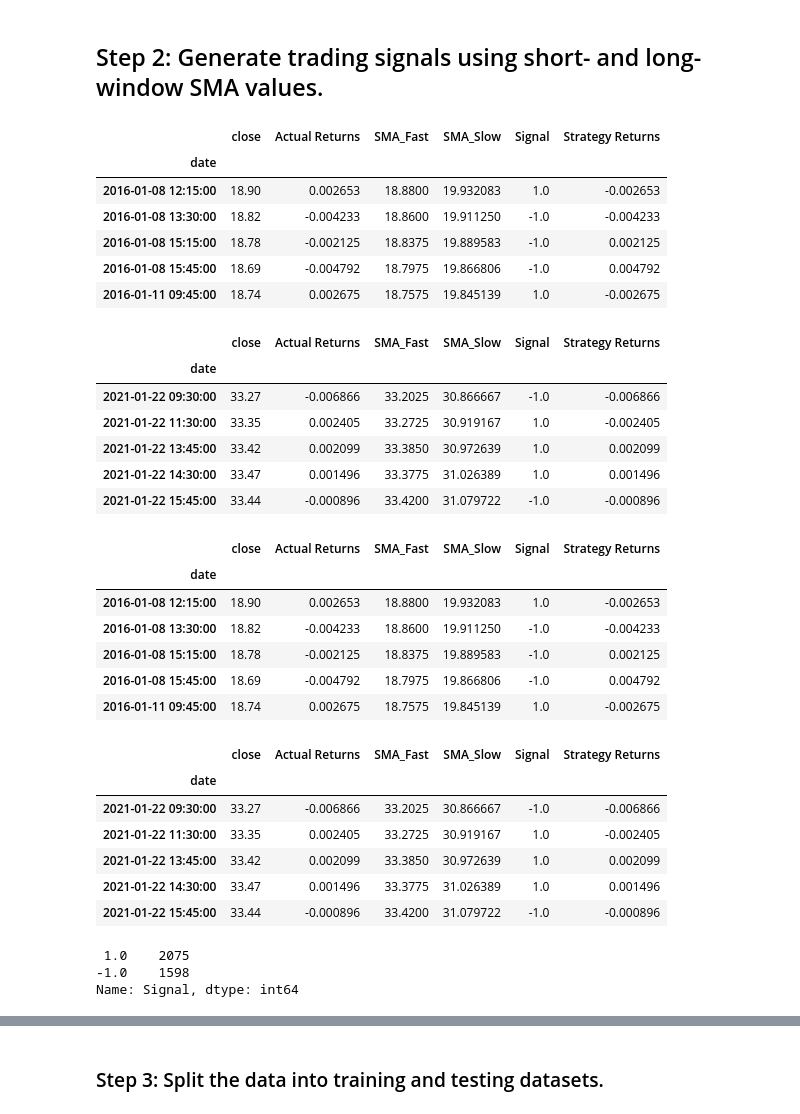
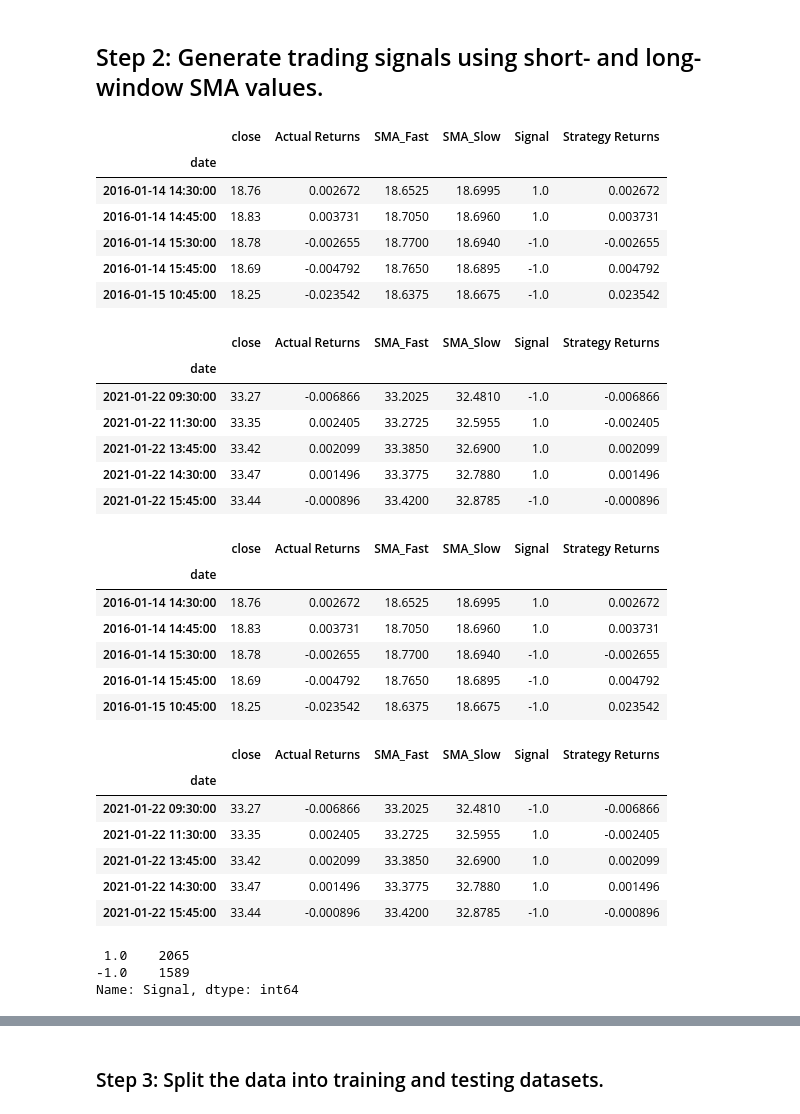
Before and after one commit to ScottyCodeman/Module-14, a Jupyter notebook: machine_learning_trading_bot.ipynb, the cells around one changed output, grey strips where cells are left out. Cells and saved outputs as stored; diff of their text form; code cells hidden in the pictures.

```diff
--- a/machine_learning_trading_bot.ipynb
+++ b/machine_learning_trading_bot.ipynb
@@ -137,32 +137,32 @@ display(signals_df.tail())
 # %%
 # Set the short window and long window
 short_window = 4
-long_window = 72
+long_window = 20
 
 # Generate the fast and slow simple moving averages (4 and 100 days, respectively)
 signals_df['SMA_Fast'] = signals_df['close'].rolling(window=short_window).mean()
 signals_df['SMA_Slow'] = signals_df['close'].rolling(window=long_window).mean()
 
 signals_df = signals_df.dropna()
 
 # Review the DataFrame
 display(signals_df.head())
 display(signals_df.tail())
 # %% [output]
 |  | close | Actual Returns | SMA_Fast | SMA_Slow | Signal | Strategy Returns |
 | date |  |  |  |  |  |  |
-| 2016-01-08 12:15:00 | 18.90 | 0.002653 | 18.8800 | 19.932083 | 1.0 | -0.002653 |
-| 2016-01-08 13:30:00 | 18.82 | -0.004233 | 18.8600 | 19.911250 | -1.0 | -0.004233 |
-| 2016-01-08 15:15:00 | 18.78 | -0.002125 | 18.8375 | 19.889583 | -1.0 | 0.002125 |
-| 2016-01-08 15:45:00 | 18.69 | -0.004792 | 18.7975 | 19.866806 | -1.0 | 0.004792 |
-| 2016-01-11 09:45:00 | 18.74 | 0.002675 | 18.7575 | 19.845139 | 1.0 | -0.002675 |
+| 2016-01-14 14:30:00 | 18.76 | 0.002672 | 18.6525 | 18.6995 | 1.0 | 0.002672 |
+| 2016-01-14 14:45:00 | 18.83 | 0.003731 | 18.7050 | 18.6960 | 1.0 | 0.003731 |
+| 2016-01-14 15:30:00 | 18.78 | -0.002655 | 18.7700 | 18.6940 | -1.0 | -0.002655 |
+| 2016-01-14 15:45:00 | 18.69 | -0.004792 | 18.7650 | 18.6895 | -1.0 | 0.004792 |
+| 2016-01-15 10:45:00 | 18.25 | -0.023542 | 18.6375 | 18.6675 | -1.0 | 0.023542 |
 |  | close | Actual Returns | SMA_Fast | SMA_Slow | Signal | Strategy Returns |
 | date |  |  |  |  |  |  |
-| 2021-01-22 09:30:00 | 33.27 | -0.006866 | 33.2025 | 30.866667 | -1.0 | -0.006866 |
-| 2021-01-22 11:30:00 | 33.35 | 0.002405 | 33.2725 | 30.919167 | 1.0 | -0.002405 |
-| 2021-01-22 13:45:00 | 33.42 | 0.002099 | 33.3850 | 30.972639 | 1.0 | 0.002099 |
-| 2021-01-22 14:30:00 | 33.47 | 0.001496 | 33.3775 | 31.026389 | 1.0 | 0.001496 |
-| 2021-01-22 15:45:00 | 33.44 | -0.000896 | 33.4200 | 31.079722 | -1.0 | -0.000896 |
+| 2021-01-22 09:30:00 | 33.27 | -0.006866 | 33.2025 | 32.4810 | -1.0 | -0.006866 |
+| 2021-01-22 11:30:00 | 33.35 | 0.002405 | 33.2725 | 32.5955 | 1.0 | -0.002405 |
+| 2021-01-22 13:45:00 | 33.42 | 0.002099 | 33.3850 | 32.6900 | 1.0 | 0.002099 |
+| 2021-01-22 14:30:00 | 33.47 | 0.001496 | 33.3775 | 32.7880 | 1.0 | 0.001496 |
+| 2021-01-22 15:45:00 | 33.44 | -0.000896 | 33.4200 | 32.8785 | -1.0 | -0.000896 |
 # %%
 # Initialize the new Signal column
 signals_df['Signal'] = 0.0
@@ -179,23 +179,23 @@ display(signals_df.tail())
 # %% [output]
 |  | close | Actual Returns | SMA_Fast | SMA_Slow | Signal | Strategy Returns |
 | date |  |  |  |  |  |  |
-| 2016-01-08 12:15:00 | 18.90 | 0.002653 | 18.8800 | 19.932083 | 1.0 | -0.002653 |
-| 2016-01-08 13:30:00 | 18.82 | -0.004233 | 18.8600 | 19.911250 | -1.0 | -0.004233 |
-| 2016-01-08 15:15:00 | 18.78 | -0.002125 | 18.8375 | 19.889583 | -1.0 | 0.002125 |
-| 2016-01-08 15:45:00 | 18.69 | -0.004792 | 18.7975 | 19.866806 | -1.0 | 0.004792 |
-| 2016-01-11 09:45:00 | 18.74 | 0.002675 | 18.7575 | 19.845139 | 1.0 | -0.002675 |
+| 2016-01-14 14:30:00 | 18.76 | 0.002672 | 18.6525 | 18.6995 | 1.0 | 0.002672 |
+| 2016-01-14 14:45:00 | 18.83 | 0.003731 | 18.7050 | 18.6960 | 1.0 | 0.003731 |
+| 2016-01-14 15:30:00 | 18.78 | -0.002655 | 18.7700 | 18.6940 | -1.0 | -0.002655 |
+| 2016-01-14 15:45:00 | 18.69 | -0.004792 | 18.7650 | 18.6895 | -1.0 | 0.004792 |
+| 2016-01-15 10:45:00 | 18.25 | -0.023542 | 18.6375 | 18.6675 | -1.0 | 0.023542 |
 |  | close | Actual Returns | SMA_Fast | SMA_Slow | Signal | Strategy Returns |
 | date |  |  |  |  |  |  |
-| 2021-01-22 09:30:00 | 33.27 | -0.006866 | 33.2025 | 30.866667 | -1.0 | -0.006866 |
-| 2021-01-22 11:30:00 | 33.35 | 0.002405 | 33.2725 | 30.919167 | 1.0 | -0.002405 |
-| 2021-01-22 13:45:00 | 33.42 | 0.002099 | 33.3850 | 30.972639 | 1.0 | 0.002099 |
-| 2021-01-22 14:30:00 | 33.47 | 0.001496 | 33.3775 | 31.026389 | 1.0 | 0.001496 |
-| 2021-01-22 15:45:00 | 33.44 | -0.000896 | 33.4200 | 31.079722 | -1.0 | -0.000896 |
+| 2021-01-22 09:30:00 | 33.27 | -0.006866 | 33.2025 | 32.4810 | -1.0 | -0.006866 |
+| 2021-01-22 11:30:00 | 33.35 | 0.002405 | 33.2725 | 32.5955 | 1.0 | -0.002405 |
+| 2021-01-22 13:45:00 | 33.42 | 0.002099 | 33.3850 | 32.6900 | 1.0 | 0.002099 |
+| 2021-01-22 14:30:00 | 33.47 | 0.001496 | 33.3775 | 32.7880 | 1.0 | 0.001496 |
+| 2021-01-22 15:45:00 | 33.44 | -0.000896 | 33.4200 | 32.8785 | -1.0 | -0.000896 |
 # %%
 signals_df['Signal'].value_counts()
 # %% [output]
- 1.0    2075
--1.0    1598
+ 1.0    2065
+-1.0    1589
 Name: Signal, dtype: int64
 # %%
 # Calculate the strategy returns and add them to the signals_df DataFrame
```
Also changed, not shown: parts of 10 cells of this notebook, 1 other file.
